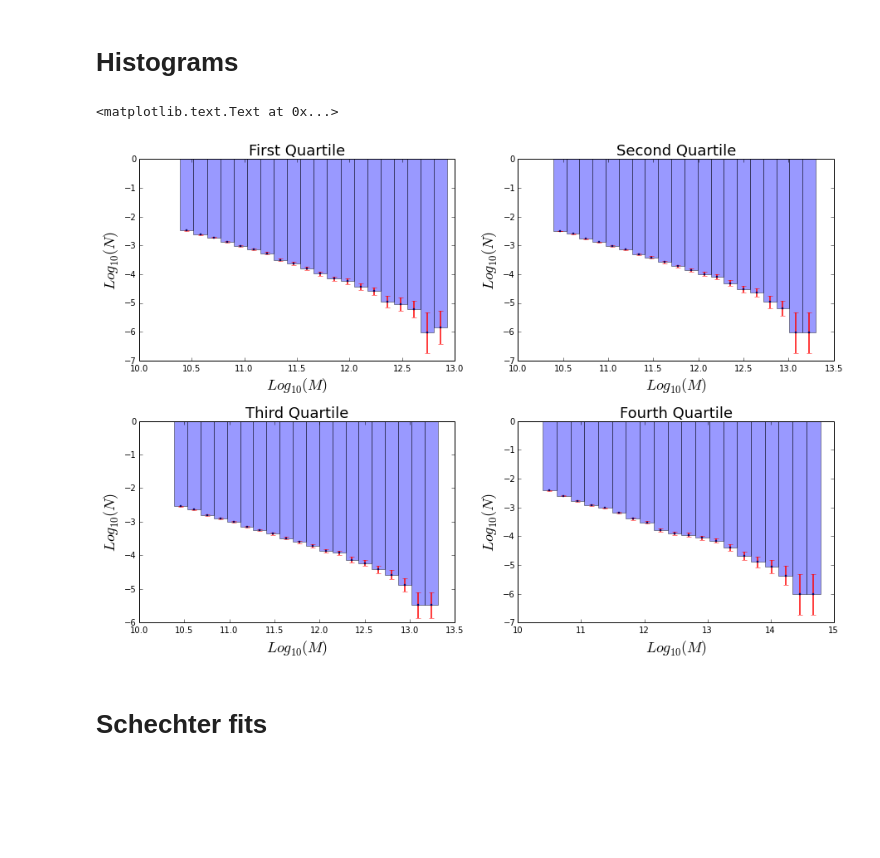
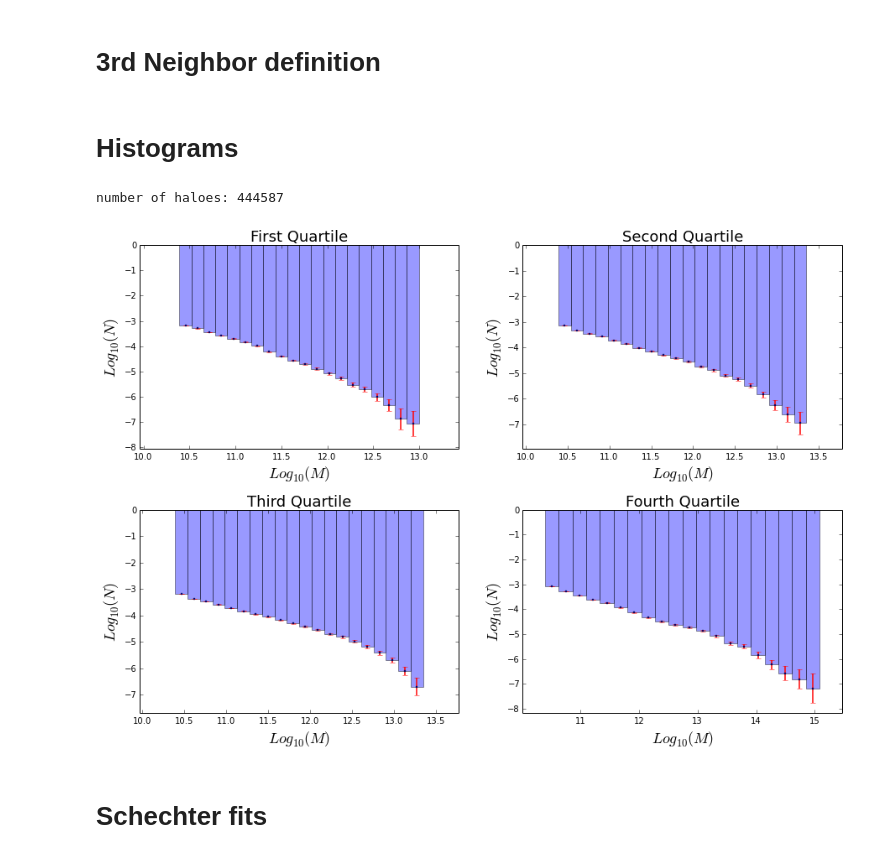
Before and after one commit to jdprada1760/Cornell_Summer, a Jupyter notebook: Millenium_Run/Big_Simulation/quartile.ipynb, the cells around one changed output. Saved outputs shown, nothing was run; the diff lists cells and outputs as text; code cells hidden in the pictures; blank space fills up the shorter version.

Commit message:
both definitions

```diff
--- a/Millenium_Run/Big_Simulation/quartile.ipynb
+++ b/Millenium_Run/Big_Simulation/quartile.ipynb
@@ -79,42 +312,16 @@ def fitP(mf,bins):
+# %% [markdown]
+# 3rd Neighbor definition
 # %% [markdown]
 # Histograms
-# %%
-# Graphics of the mass function for each quartile
-bins = 20
-fig, axes = plt.subplots(nrows=2, ncols=2, figsize=(15,10) )
-plt.subplots_adjust(left=None, bottom=None, right=None, top=None, wspace=0.2, hspace=0.3)
-ax0, ax1, ax2, ax3 = axes.flat
-# Histo for first quartile
-tmp = histog(log100(q1),bins)
-ax0.errorbar( tmp[0], log100(tmp[1]), yerr = sqrt(vol*tmp[1])/(vol*tmp[1]), fmt='o', ecolor = 'r', c = 'b', markersize=2,elinewidth=1.5)
-ax0.bar( tmp[0] , log100(tmp[1]), width = tmp[0][1]-tmp[0][2], alpha = 0.4, align = 'center' )
-ax0.set_title('First Quartile', fontsize = 18)
-ax0.set_ylabel('$Log_{10}(N)$', fontsize = 18)
-ax0.set_xlabel('$Log_{10}(M)$', fontsize = 18)
-ax0.set_ylim(-7,0)
-# Other quartiles
-tmp = histog(log100(q2),bins)
-ax1.errorbar( tmp[0], log100(tmp[1]), yerr = sqrt(vol*tmp[1])/(vol*tmp[1]), fmt='o', ecolor = 'r', c = 'b', markersize=2,elinewidth=1.5)
-ax1.bar( tmp[0], log100(tmp[1]), width = tmp[0][1]-tmp[0][2], alpha = 0.4 , align = 'center' )
-ax1.set_title('Second Quartile', fontsize = 18)
-ax1.set_ylabel('$Log_{10}(N)$', fontsize = 18)
-ax1.set_xlabel('$Log_{10}(M)$', fontsize = 18)
-# --
-tmp = histog(log100(q3),bins)
-ax2.errorbar( tmp[0], log100(tmp[1]), yerr = sqrt(vol*tmp[1])/(vol*tmp[1]), fmt='o', ecolor = 'r', c = 'b', markersize=2,elinewidth=1.5)
-ax2.bar( tmp[0], log100(tmp[1]), width = tmp[0][1]-tmp[0][2], alpha = 0.4 , align = 'center' )
-ax2.set_title('Third Quartile', fontsize = 18)
-ax2.set_ylabel('$Log_{10}(N)$', fontsize = 18)
-ax2.set_xlabel('$Log_{10}(M)$', fontsize = 18)
-# --
-tmp = histog(log100(q4),bins)
-ax3.errorbar( tmp[0], log100(tmp[1]), yerr = sqrt(vol*tmp[1])/(vol*tmp[1]), fmt='o', ecolor = 'r', c = 'b', markersize=2,elinewidth=1.5)
-ax3.bar( tmp[0], log100(tmp[1]), width = tmp[0][1]-tmp[0][2], alpha = 0.4 , align = 'center' )
-ax3.set_title('Fourth Quartile', fontsize = 18)
-ax3.set_ylabel('$Log_{10}(N)$', fontsize = 18)
-ax3.set_xlabel('$Log_{10}(M)$', fontsize = 18)
-# %% [output]
-<matplotlib.text.Text at 0x...>
-[figure, removed]
+# %%
+loadHaloes("finalResult4.data",3.0)
+# %% [output]
+number of haloes: 444587
+# %%
+# The volume of the sample box
+vol = (250**3)/(0.7**3)
+histo( vol, 20)
+# %% [output]
+[figure, added]
 # %% [markdown]
 # Schechter fits
```
Also changed, not shown: parts of 19 cells of this notebook.
